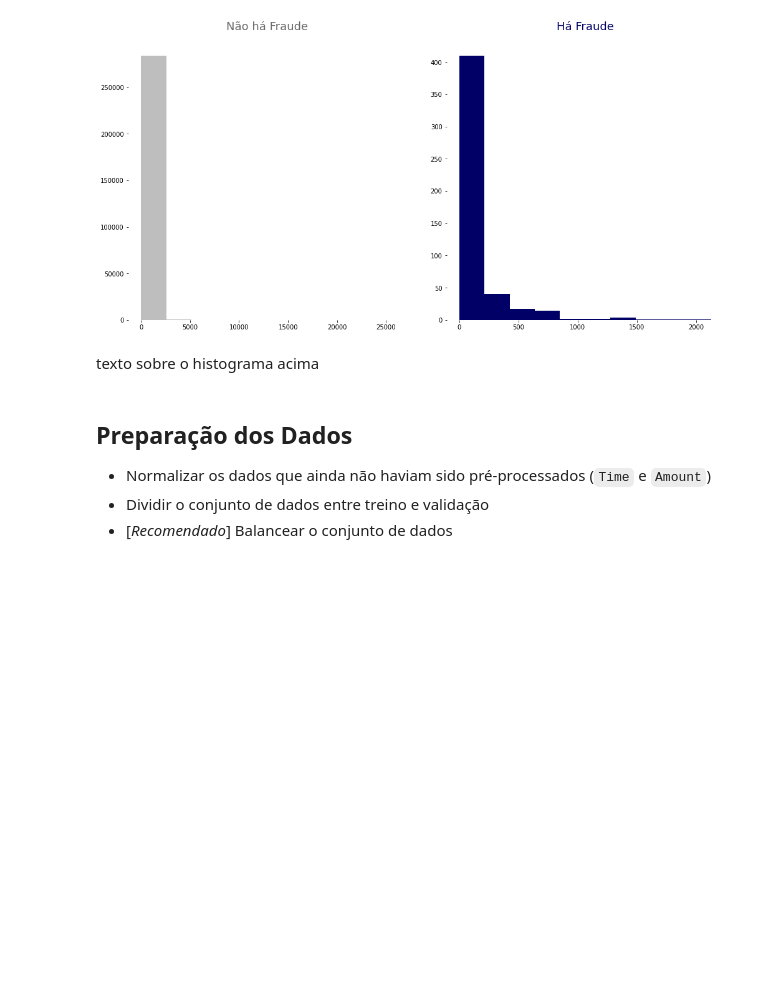
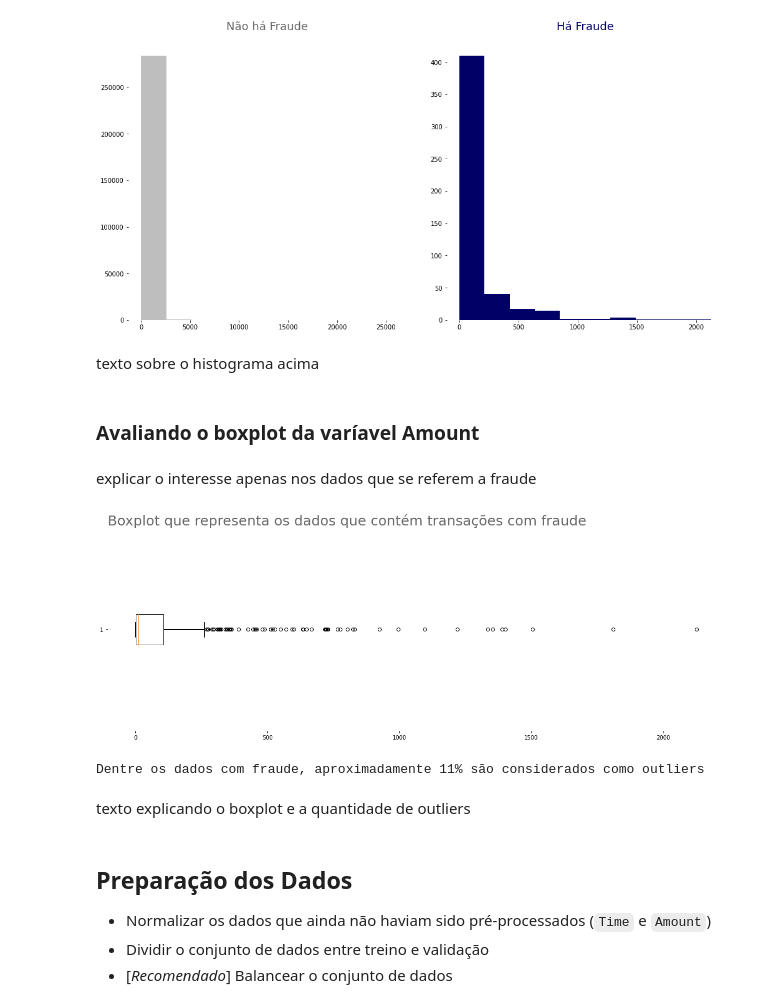
Before and after one commit to FerrazThales/Deteccao_de_fraudes_em_cartoes_de_credito, a Jupyter notebook: Detecção_de_Fraude_em_Cartões_de_Crédito.ipynb, the cells around one changed output. Cells and saved outputs as stored; diff of their text form; code cells hidden in the pictures; blank space fills up the shorter version.

```diff
--- a/Detecção_de_Fraude_em_Cartões_de_Crédito.ipynb
+++ b/Detecção_de_Fraude_em_Cartões_de_Crédito.ipynb
@@ -235,6 +228,40 @@ plt.tight_layout(pad=4.0);
 [figure]
 # %% [markdown]
 texto sobre o histograma acima
+# %% [markdown]
+### Avaliando o boxplot da varíavel Amount
+# %% [markdown]
+explicar o interesse apenas nos dados que se referem a fraude
+# %%
+#criando o figure e o axes no matplotlib
+fig,ax = plt.subplots(figsize=(16,6))
+
+#criando o boxplot
+ax.boxplot(df['Amount'][df.Class ==1],vert=False)
+
+#melhorando o layout
+ax.set_frame_on(False)
+ax.set_title('Boxplot que representa os dados que contém transações com fraude',loc='left',color='dimgrey',fontdict={'fontsize':25})
+
+
+#plotando o gráfico
+plt.tight_layout();
+# %% [output]
+[figure, added]
+# %%
+#verificando os dados estatisticos
+primeiro_quartil = df['Amount'].quantile(0.25)
+terceiro_quartil = df['Amount'].quantile(0.75)
+intervalo_interquartilico = terceiro_quartil - primeiro_quartil
+maximo = terceiro_quartil + (1.5*intervalo_interquartilico)
+
+#contabilizando a quantidade de outliers em comparação ao total de dados
+porcentagem = df[df['Amount'] > maximo].shape[0] / df.shape[0]
+print('Dentre os dados com fraude, aproximadamente {:.0f}% são considerados como outliers'.format(porcentagem*100))
+# %% [output]
+Dentre os dados com fraude, aproximadamente 11% são considerados como outliers
+# %% [markdown]
+texto explicando o boxplot e a quantidade de outliers
 # %% [markdown]
 ## Preparação dos Dados
 
```
Also changed, not shown: parts of 5 cells of this notebook.
